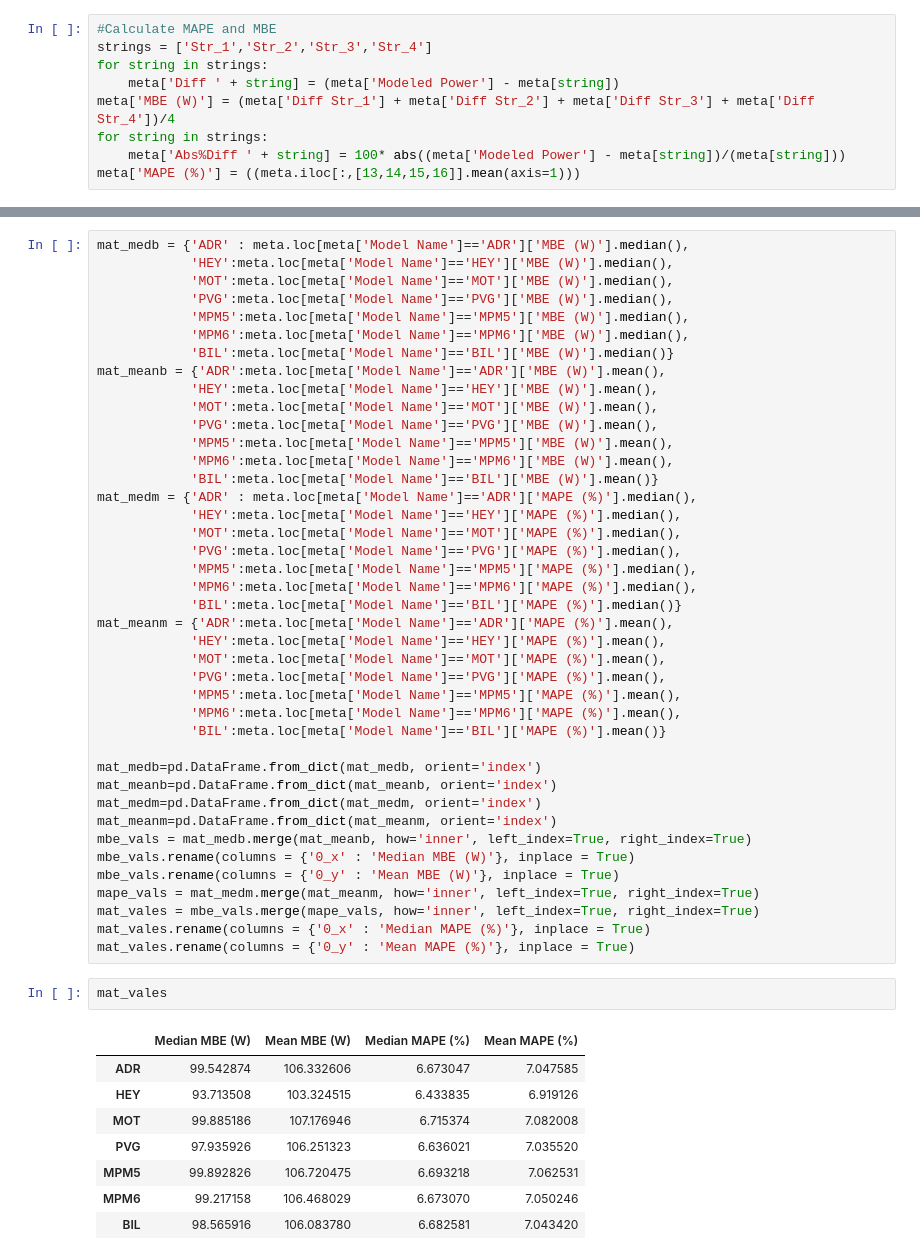
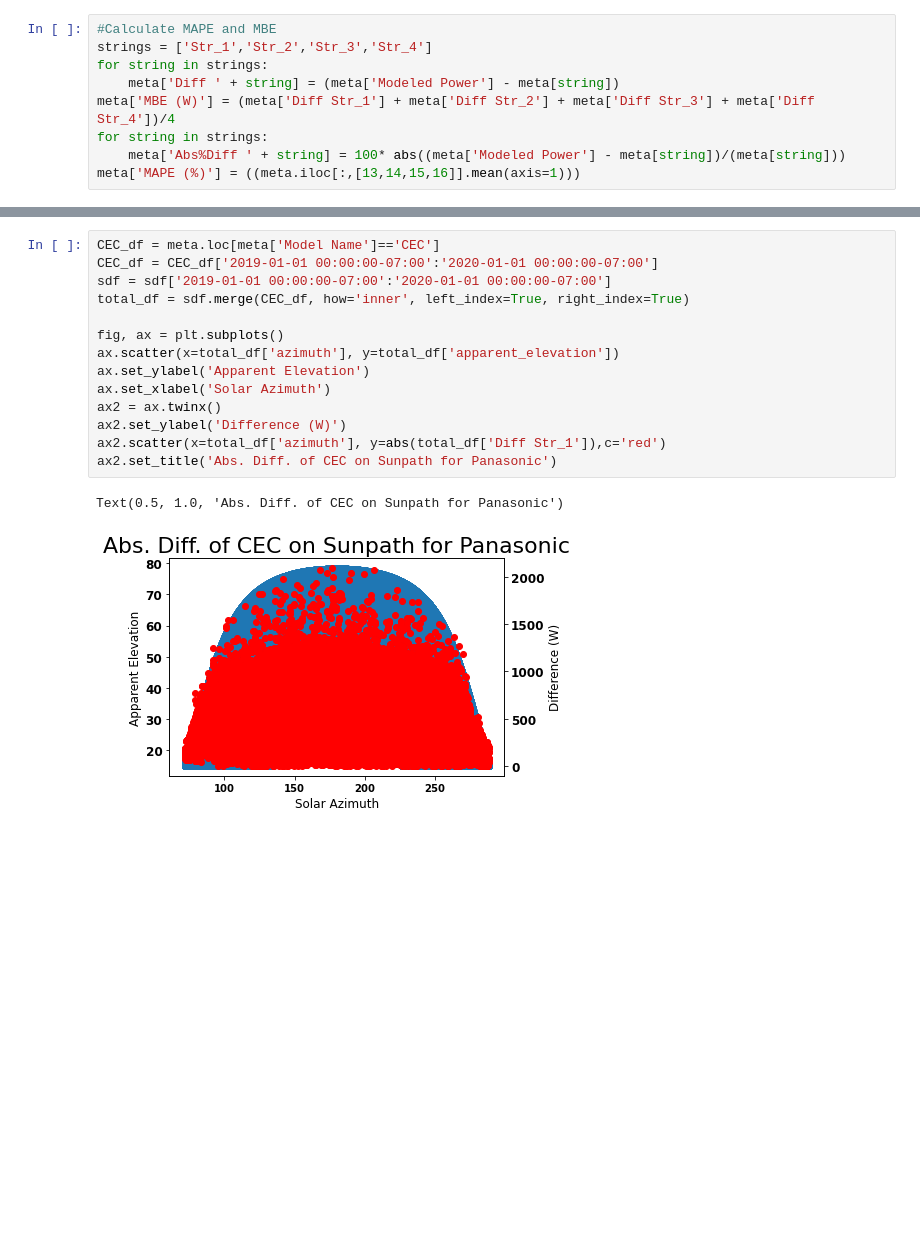
Before and after one commit to lmdeville/PV-Modeling, a Jupyter notebook: PVLT/PVLT_Append.ipynb, the cells around one changed output, grey strips where cells are left out. Cells and saved outputs as stored; diff of their text form; blank space fills up the shorter version.

```diff
--- a/PVLT/PVLT_Append.ipynb
+++ b/PVLT/PVLT_Append.ipynb
@@ -435,52 +408,17 @@ ax.legend(bbox_to_anchor= (1.03, 1))
-# %%
-mat_medb = {'ADR' : meta.loc[meta['Model Name']=='ADR']['MBE (W)'].median(),
-            'HEY':meta.loc[meta['Model Name']=='HEY']['MBE (W)'].median(),
-            'MOT':meta.loc[meta['Model Name']=='MOT']['MBE (W)'].median(),
-            'PVG':meta.loc[meta['Model Name']=='PVG']['MBE (W)'].median(),
-            'MPM5':meta.loc[meta['Model Name']=='MPM5']['MBE (W)'].median(),
-            'MPM6':meta.loc[meta['Model Name']=='MPM6']['MBE (W)'].median(),
-            'BIL':meta.loc[meta['Model Name']=='BIL']['MBE (W)'].median()}
-mat_meanb = {'ADR':meta.loc[meta['Model Name']=='ADR']['MBE (W)'].mean(),
-            'HEY':meta.loc[meta['Model Name']=='HEY']['MBE (W)'].mean(),
-            'MOT':meta.loc[meta['Model Name']=='MOT']['MBE (W)'].mean(),
-            'PVG':meta.loc[meta['Model Name']=='PVG']['MBE (W)'].mean(),
-            'MPM5':meta.loc[meta['Model Name']=='MPM5']['MBE (W)'].mean(),
-            'MPM6':meta.loc[meta['Model Name']=='MPM6']['MBE (W)'].mean(),
-            'BIL':meta.loc[meta['Model Name']=='BIL']['MBE (W)'].mean()}
-mat_medm = {'ADR' : meta.loc[meta['Model Name']=='ADR']['MAPE (%)'].median(),
-            'HEY':meta.loc[meta['Model Name']=='HEY']['MAPE (%)'].median(),
-            'MOT':meta.loc[meta['Model Name']=='MOT']['MAPE (%)'].median(),
-            'PVG':meta.loc[meta['Model Name']=='PVG']['MAPE (%)'].median(),
-            'MPM5':meta.loc[meta['Model Name']=='MPM5']['MAPE (%)'].median(),
-            'MPM6':meta.loc[meta['Model Name']=='MPM6']['MAPE (%)'].median(),
-            'BIL':meta.loc[meta['Model Name']=='BIL']['MAPE (%)'].median()}
-mat_meanm = {'ADR':meta.loc[meta['Model Name']=='ADR']['MAPE (%)'].mean(),
-            'HEY':meta.loc[meta['Model Name']=='HEY']['MAPE (%)'].mean(),
-            'MOT':meta.loc[meta['Model Name']=='MOT']['MAPE (%)'].mean(),
-            'PVG':meta.loc[meta['Model Name']=='PVG']['MAPE (%)'].mean(),
-            'MPM5':meta.loc[meta['Model Name']=='MPM5']['MAPE (%)'].mean(),
-            'MPM6':meta.loc[meta['Model Name']=='MPM6']['MAPE (%)'].mean(),
-            'BIL':meta.loc[meta['Model Name']=='BIL']['MAPE (%)'].mean()}
-
-mat_medb=pd.DataFrame.from_dict(mat_medb, orient='index')
-mat_meanb=pd.DataFrame.from_dict(mat_meanb, orient='index')
-mat_medm=pd.DataFrame.from_dict(mat_medm, orient='index')
-mat_meanm=pd.DataFrame.from_dict(mat_meanm, orient='index')
-mbe_vals = mat_medb.merge(mat_meanb, how='inner', left_index=True, right_index=True)
-mbe_vals.rename(columns = {'0_x' : 'Median MBE (W)'}, inplace = True)
-mbe_vals.rename(columns = {'0_y' : 'Mean MBE (W)'}, inplace = True)
-mape_vals = mat_medm.merge(mat_meanm, how='inner', left_index=True, right_index=True)
-mat_vales = mbe_vals.merge(mape_vals, how='inner', left_index=True, right_index=True)
-mat_vales.rename(columns = {'0_x' : 'Median MAPE (%)'}, inplace = True)
-mat_vales.rename(columns = {'0_y' : 'Mean MAPE (%)'}, inplace = True)
-# %%
-mat_vales
-# %% [output]
-|  | Median MBE (W) | Mean MBE (W) | Median MAPE (%) | Mean MAPE (%) |
-| ADR | 99.542874 | 106.332606 | 6.673047 | 7.047585 |
-| HEY | 93.713508 | 103.324515 | 6.433835 | 6.919126 |
-| MOT | 99.885186 | 107.176946 | 6.715374 | 7.082008 |
-| PVG | 97.935926 | 106.251323 | 6.636021 | 7.035520 |
-| MPM5 | 99.892826 | 106.720475 | 6.693218 | 7.062531 |
-| MPM6 | 99.217158 | 106.468029 | 6.673070 | 7.050246 |
-| BIL | 98.565916 | 106.083780 | 6.682581 | 7.043420 |
+# %%
+CEC_df = meta.loc[meta['Model Name']=='CEC']
+CEC_df = CEC_df['2019-01-01 00:00:00-07:00':'2020-01-01 00:00:00-07:00']
+sdf = sdf['2019-01-01 00:00:00-07:00':'2020-01-01 00:00:00-07:00']
+total_df = sdf.merge(CEC_df, how='inner', left_index=True, right_index=True)
+
+fig, ax = plt.subplots()
+ax.scatter(x=total_df['azimuth'], y=total_df['apparent_elevation'])
+ax.set_ylabel('Apparent Elevation')
+ax.set_xlabel('Solar Azimuth')
+ax2 = ax.twinx()
+ax2.set_ylabel('Difference (W)')
+ax2.scatter(x=total_df['azimuth'], y=abs(total_df['Diff Str_1']),c='red')
+ax2.set_title('Abs. Diff. of CEC on Sunpath for Panasonic')
+# %% [output]
+Text(0.5, 1.0, 'Abs. Diff. of CEC on Sunpath for Panasonic')
+[figure, added]
```
Also changed, not shown: parts of 20 cells of this notebook.
